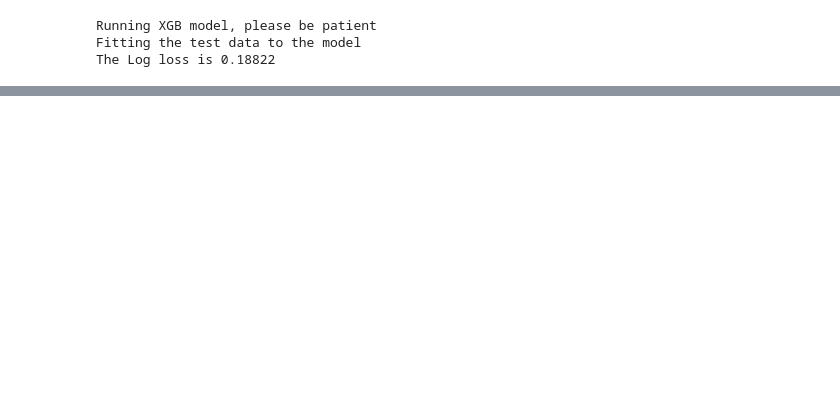
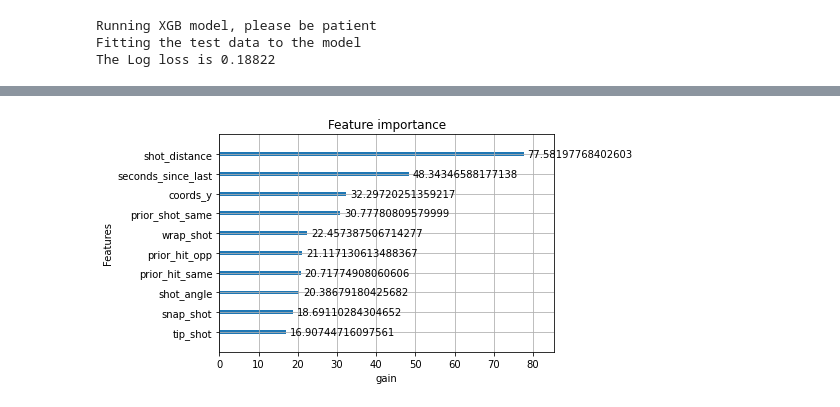
Before and after one commit to wonderbug2020/Shot_quality_stats, a Jupyter notebook: Untitled1.ipynb, the cells around one changed output, grey strips where cells are left out. Drawn from its saved outputs; the diff is of its cells as text; code cells hidden in the pictures; blank space fills up the shorter version.

```diff
--- a/Untitled1.ipynb
+++ b/Untitled1.ipynb
@@ -34,0 +28,4 @@ pyplot.show()
+# %%
+mm.plot_xgb(model,type='gain')
+# %% [output]
+[figure, added]
```
Also changed, not shown: parts of 3 cells of this notebook, 1 other file.
